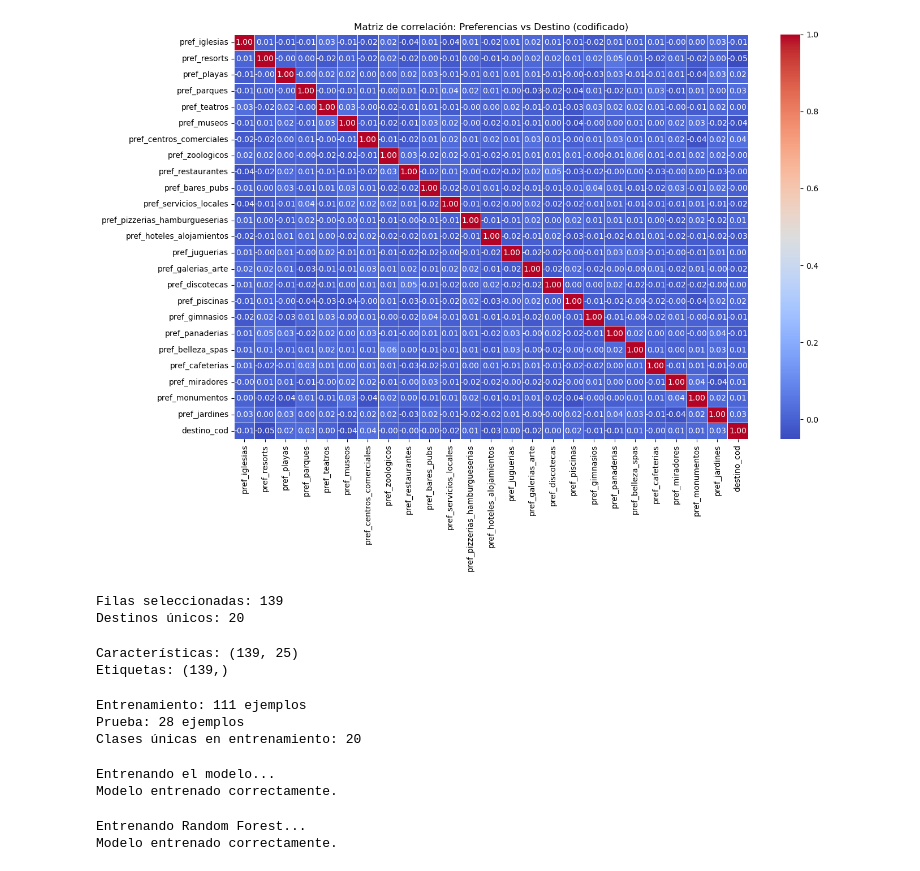
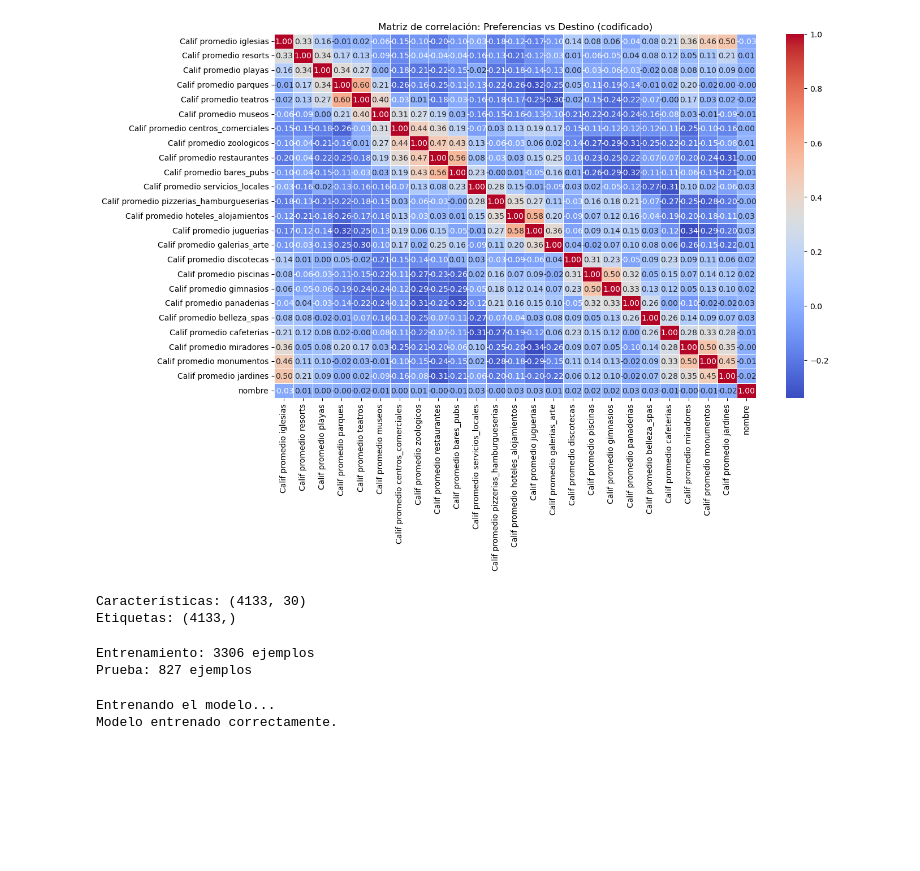
Before and after one commit to fundestpuente/SIC-Family-Armony-Ai-Sistema-de-recomendacion-para-viajes-familiares-segun-preferencias-individuales, a Jupyter notebook: data/AnalisisExploratorio.ipynb, the cells around one changed output. Drawn from its saved outputs; the diff is of its cells as text; code cells hidden in the pictures; blank space fills up the shorter version.

Commit message:
Entrenamiento del modelo ajustado con los nuevos dato
Se selecciono xgboost para entrenar un modelo de regression con nuevos datos

```diff
--- a/data/AnalisisExploratorio.ipynb
+++ b/data/AnalisisExploratorio.ipynb
@@ -10,6 +10,6 @@ from xgboost import XGBClassifier
 # %%
 # Carga de datos
-df = pd.read_csv('datos_sinteticos.csv', sep='|')
+df = pd.read_csv('datos_sintetico.csv', sep='|')
 
 print(f"Dataset cargado correctamente. Forma: {df.shape}")
 df.head()
@@ -105,6 +95,6 @@ Name: count, Length: 1047, dtype: int64
 # %%
 # Seleccionar columnas de preferencias
-pref_cols = [col for col in df.columns if col.startswith('pref_')]
+pref_cols = [col for col in df.columns if col.startswith('Calif')]
 
 # Mostrar distribución de algunas preferencias
 fig, axes = plt.subplots(2, 3, figsize=(15, 10))
@@ -123,55 +131,39 @@ plt.show()
 # %%
-# Codificar 'destino' para análisis numérico
+# Codificar las variables categóricas para análisis numérico
+categorical_cols = ["provincia", "canton", "parroquia", "nombre"]
+
 le = LabelEncoder()
-df['destino_cod'] = le.fit_transform(df['destino'])
+for col in categorical_cols:
+    df[col] = le.fit_transform(df[col].astype(str))
 
 # Calcular correlación
-correlation_data = df[pref_cols + ['destino_cod']].corr()
+correlation_data = df[pref_cols + ['nombre']].corr()
 
 # Heatmap
 plt.figure(figsize=(14, 10))
 sns.heatmap(correlation_data, annot=True, cmap='coolwarm', fmt=".2f", linewidths=0.5)
 plt.title("Matriz de correlación: Preferencias vs Destino (codificado)")
 plt.tight_layout()
 plt.show()
-
-# Eliminar columna temporal
-df.drop('destino_cod', axis=1, inplace=True)
 # %% [output]
-[figure, old version]
+[figure, new version]
-# %%
-# Filtrar el DataFrame
-top_20_destinos = df['destino'].value_counts().head(20).index
-df_filtrado = df[df['destino'].isin(top_20_destinos)].reset_index(drop=True)
-
-print(f"Filas seleccionadas: {len(df_filtrado)}")
-print(f"Destinos únicos: {df_filtrado['destino'].nunique()}")
-# %% [output]
-Filas seleccionadas: 139
-Destinos únicos: 20
 # %%
 # Definir características y objetivo
-pref_cols2 = [col for col in df_filtrado.columns if col.startswith('pref_')]
-X = df_filtrado[pref_cols2 + ['duracion_deseada']]
-y = df_filtrado['destino']
-
-# Codificar etiquetas
-y_encoded = le.fit_transform(y)
+X = df.drop(columns=["score"])
+y = df["score"]
 
 print(f"Características: {X.shape}")
-print(f"Etiquetas: {y_encoded.shape}")
+print(f"Etiquetas: {y.shape}")
 # %% [output]
-Características: (139, 25)
-Etiquetas: (139,)
+Características: (4133, 30)
+Etiquetas: (4133,)
 # %%
 # Separamos variables de entrenamiento y prueba
-X_train, X_test, y_train, y_test = train_test_split(X, y_encoded, test_size=0.2, random_state=42, stratify=y_encoded)
+X_train, X_test, y_train, y_test = train_test_split(X, y, test_size=0.2, random_state=42)
 
 print(f"\nEntrenamiento: {X_train.shape[0]} ejemplos")
 print(f"Prueba: {X_test.shape[0]} ejemplos")
-print(f"Clases únicas en entrenamiento: {len(np.unique(y_train))}")
 # %% [output]
-Entrenamiento: 111 ejemplos
-Prueba: 28 ejemplos
-Clases únicas en entrenamiento: 20
+Entrenamiento: 3306 ejemplos
+Prueba: 827 ejemplos
 # %%
@@ -196,23 +193,6 @@ print("Modelo entrenado correctamente.")
 # %% [output]
 Entrenando el modelo...
 Modelo entrenado correctamente.
-# %%
-# Entrenamiento con random forest
-from sklearn.ensemble import RandomForestClassifier
-
-modelRF = RandomForestClassifier(
-    n_estimators=100,        # número de árboles
-    max_depth=10,            # profundidad un poco mayor que XGBoost
-    random_state=42,
-    class_weight='balanced'  # compensa clases desbalanceadas
-)
-
-print("Entrenando Random Forest...")
-modelRF.fit(X_train, y_train)
-print("Modelo entrenado correctamente.")
-# %% [output]
-Entrenando Random Forest...
-Modelo entrenado correctamente.
 # %%
 # Predecir con xg boost
 y_pred = modelXG.predict(X_test)
```
Also changed, not shown: parts of 12 cells of this notebook, 5 other files.
